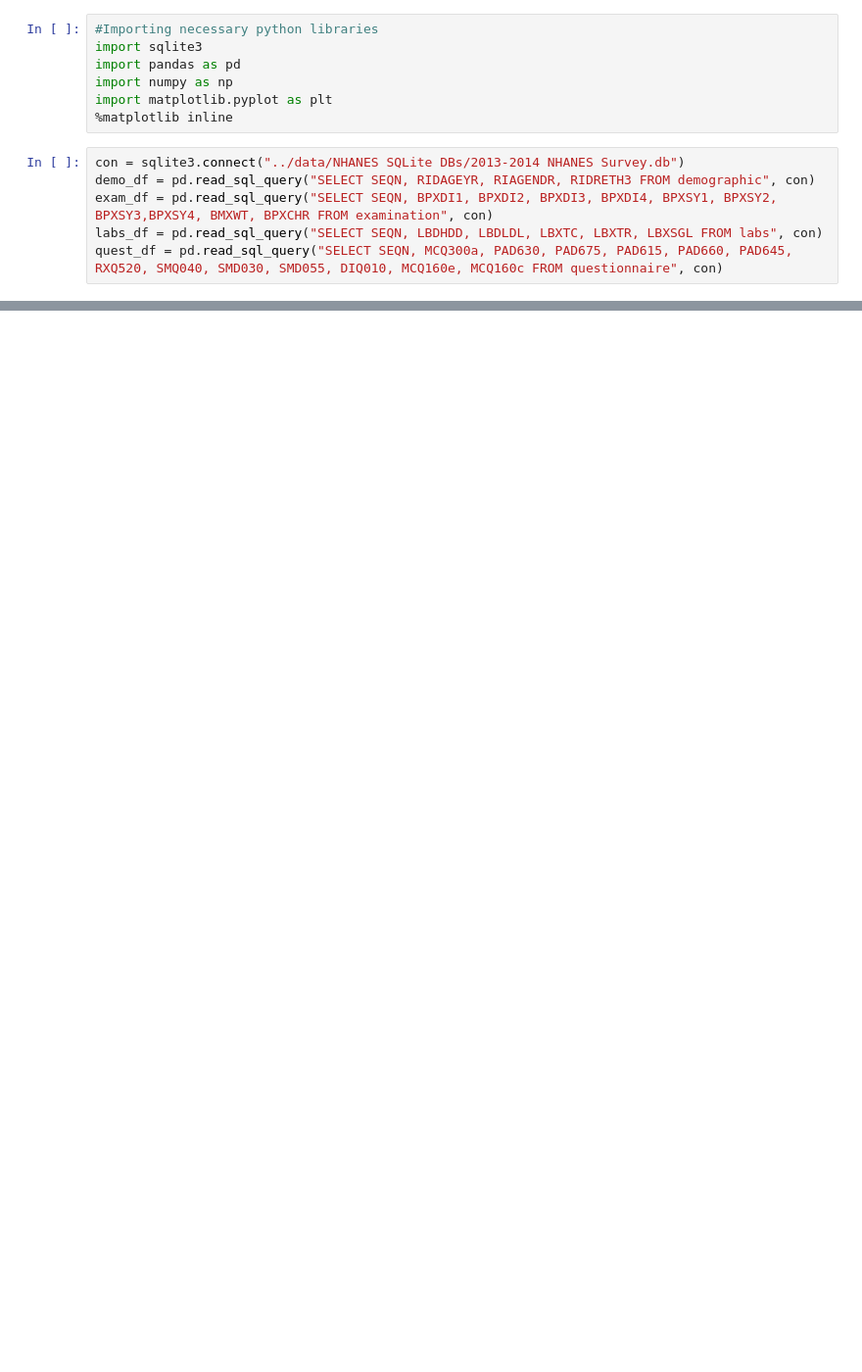
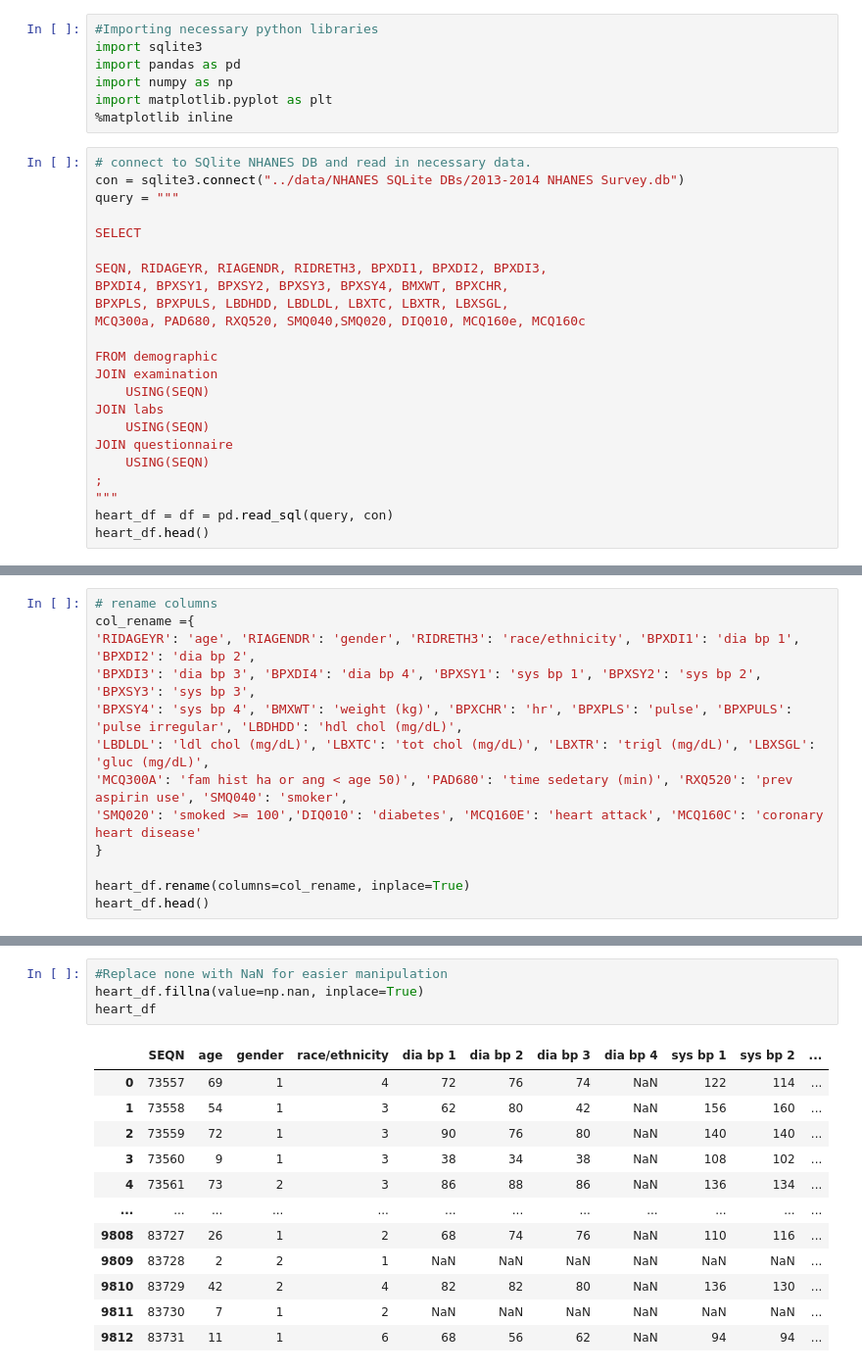
Before and after one commit to chrchristensen1/Deloitte-AI-Acadaemy-Final-Capstone-Project, a Jupyter notebook: Notebooks/Data Preparation.ipynb, the cells around one changed output, grey strips where cells are left out. Shown at 98% size. Saved outputs shown, nothing was run; the diff lists cells and outputs as text; blank space fills up the shorter version.

Commit message:
updates to data preparation notebook

```diff
--- a/Notebooks/Data Preparation.ipynb
+++ b/Notebooks/Data Preparation.ipynb
@@ -6,8 +6,25 @@ import numpy as np
 import matplotlib.pyplot as plt
 %matplotlib inline
 # %%
+# connect to SQlite NHANES DB and read in necessary data.
 con = sqlite3.connect("../data/NHANES SQLite DBs/2013-2014 NHANES Survey.db")
-demo_df = pd.read_sql_query("SELECT SEQN, RIDAGEYR, RIAGENDR, RIDRETH3 FROM demographic", con)
-exam_df = pd.read_sql_query("SELECT SEQN, BPXDI1, BPXDI2, BPXDI3, BPXDI4, BPXSY1, BPXSY2, BPXSY3,BPXSY4, BMXWT, BPXCHR FROM examination", con)
-labs_df = pd.read_sql_query("SELECT SEQN, LBDHDD, LBDLDL, LBXTC, LBXTR, LBXSGL FROM labs", con)
-quest_df = pd.read_sql_query("SELECT SEQN, MCQ300a, PAD630, PAD675, PAD615, PAD660, PAD645, RXQ520, SMQ040, SMD030, SMD055, DIQ010, MCQ160e, MCQ160c FROM questionnaire", con)
+query = """
+
+SELECT
+
+SEQN, RIDAGEYR, RIAGENDR, RIDRETH3, BPXDI1, BPXDI2, BPXDI3,
+BPXDI4, BPXSY1, BPXSY2, BPXSY3, BPXSY4, BMXWT, BPXCHR,
+BPXPLS, BPXPULS, LBDHDD, LBDLDL, LBXTC, LBXTR, LBXSGL,
+MCQ300a, PAD680, RXQ520, SMQ040,SMQ020, DIQ010, MCQ160e, MCQ160c
+
+FROM demographic
+JOIN examination
+    USING(SEQN)
+JOIN labs
+    USING(SEQN)
+JOIN questionnaire
+    USING(SEQN)
+;
+"""
+heart_df = df = pd.read_sql(query, con)
+heart_df.head()
@@ -83,0 +90,13 @@ KeyError: 1
+# %%
+# rename columns
+col_rename ={
+'RIDAGEYR': 'age', 'RIAGENDR': 'gender', 'RIDRETH3': 'race/ethnicity', 'BPXDI1': 'dia bp 1', 'BPXDI2': 'dia bp 2',
+'BPXDI3': 'dia bp 3', 'BPXDI4': 'dia bp 4', 'BPXSY1': 'sys bp 1', 'BPXSY2': 'sys bp 2', 'BPXSY3': 'sys bp 3',
+'BPXSY4': 'sys bp 4', 'BMXWT': 'weight (kg)', 'BPXCHR': 'hr', 'BPXPLS': 'pulse', 'BPXPULS': 'pulse irregular', 'LBDHDD': 'hdl chol (mg/dL)',
+'LBDLDL': 'ldl chol (mg/dL)', 'LBXTC': 'tot chol (mg/dL)', 'LBXTR': 'trigl (mg/dL)', 'LBXSGL': 'gluc (mg/dL)',
+'MCQ300A': 'fam hist ha or ang < age 50)', 'PAD680': 'time sedetary (min)', 'RXQ520': 'prev aspirin use', 'SMQ040': 'smoker',
+'SMQ020': 'smoked >= 100','DIQ010': 'diabetes', 'MCQ160E': 'heart attack', 'MCQ160C': 'coronary heart disease'
+}
+
+heart_df.rename(columns=col_rename, inplace=True)
+heart_df.head()
@@ -83,0 +111,17 @@ KeyError: 1
+# %%
+#Replace none with NaN for easier manipulation
+heart_df.fillna(value=np.nan, inplace=True)
+heart_df
+# %% [output]
+|  | SEQN | age | gender | race/ethnicity | dia bp 1 | dia bp 2 | dia bp 3 | dia bp 4 | sys bp 1 | sys bp 2 | ... |
+| 0 | 73557 | 69 | 1 | 4 | 72 | 76 | 74 | NaN | 122 | 114 | ... |
+| 1 | 73558 | 54 | 1 | 3 | 62 | 80 | 42 | NaN | 156 | 160 | ... |
+| 2 | 73559 | 72 | 1 | 3 | 90 | 76 | 80 | NaN | 140 | 140 | ... |
+| 3 | 73560 | 9 | 1 | 3 | 38 | 34 | 38 | NaN | 108 | 102 | ... |
+| 4 | 73561 | 73 | 2 | 3 | 86 | 88 | 86 | NaN | 136 | 134 | ... |
+| ... | ... | ... | ... | ... | ... | ... | ... | ... | ... | ... | ... |
+| 9808 | 83727 | 26 | 1 | 2 | 68 | 74 | 76 | NaN | 110 | 116 | ... |
+| 9809 | 83728 | 2 | 2 | 1 | NaN | NaN | NaN | NaN | NaN | NaN | ... |
+| 9810 | 83729 | 42 | 2 | 4 | 82 | 82 | 80 | NaN | 136 | 130 | ... |
+| 9811 | 83730 | 7 | 1 | 2 | NaN | NaN | NaN | NaN | NaN | NaN | ... |
+| 9812 | 83731 | 11 | 1 | 6 | 68 | 56 | 62 | NaN | 94 | 94 | ... |
```
Also changed, not shown: parts of 17 cells of this notebook, 4 other files.
